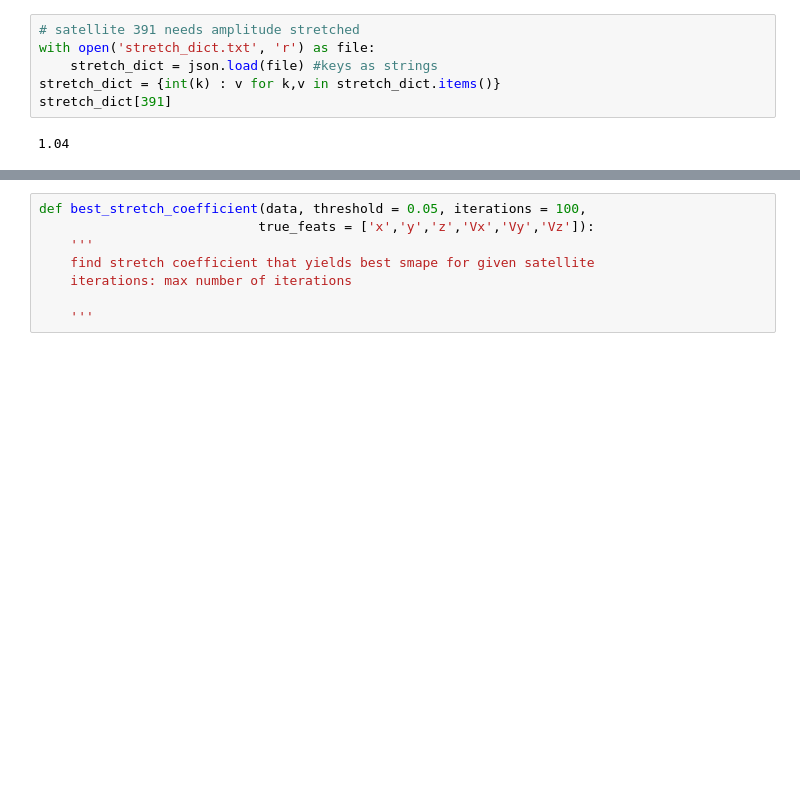
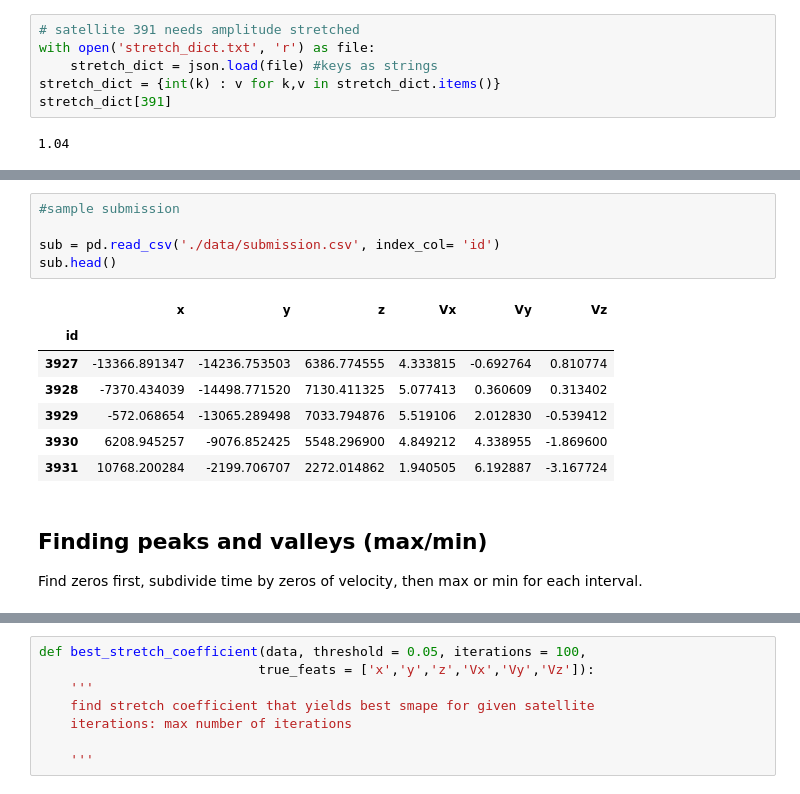
Before and after one commit to Mixanik-43/IDAO-2020, a Jupyter notebook: utils_notebook.ipynb, the cells around one changed output, grey strips where cells are left out. Saved outputs shown, nothing was run; the diff lists cells and outputs as text; blank space fills up the shorter version.

```diff
--- a/utils_notebook.ipynb
+++ b/utils_notebook.ipynb
@@ -408,0 +482,17 @@ amp_dict
+# %%
+#sample submission
+
+sub = pd.read_csv('./data/submission.csv', index_col= 'id')
+sub.head()
+# %% [output]
+|  | x | y | z | Vx | Vy | Vz |
+| id |  |  |  |  |  |  |
+| 3927 | -13366.891347 | -14236.753503 | 6386.774555 | 4.333815 | -0.692764 | 0.810774 |
+| 3928 | -7370.434039 | -14498.771520 | 7130.411325 | 5.077413 | 0.360609 | 0.313402 |
+| 3929 | -572.068654 | -13065.289498 | 7033.794876 | 5.519106 | 2.012830 | -0.539412 |
+| 3930 | 6208.945257 | -9076.852425 | 5548.296900 | 4.849212 | 4.338955 | -1.869600 |
+| 3931 | 10768.200284 | -2199.706707 | 2272.014862 | 1.940505 | 6.192887 | -3.167724 |
+# %% [markdown]
+## Finding peaks and valleys (max/min)
+
+Find zeros first, subdivide time by zeros of velocity, then max or min for each interval.
```
Also changed, not shown: parts of 42 cells of this notebook.
